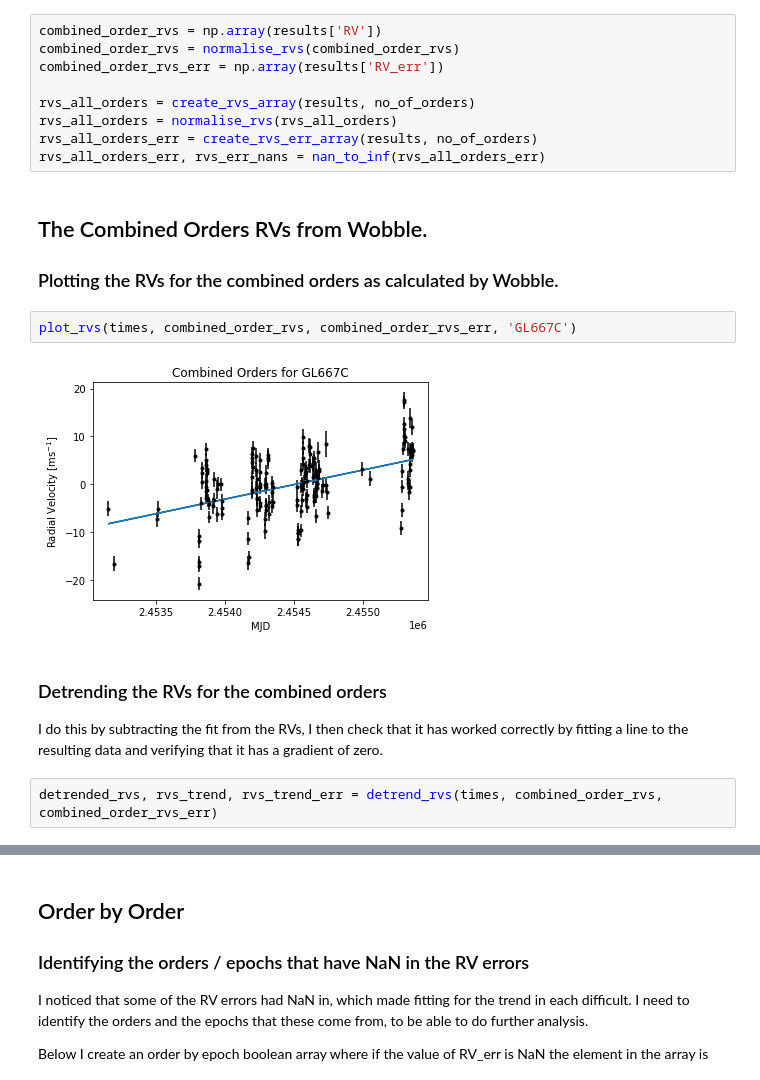
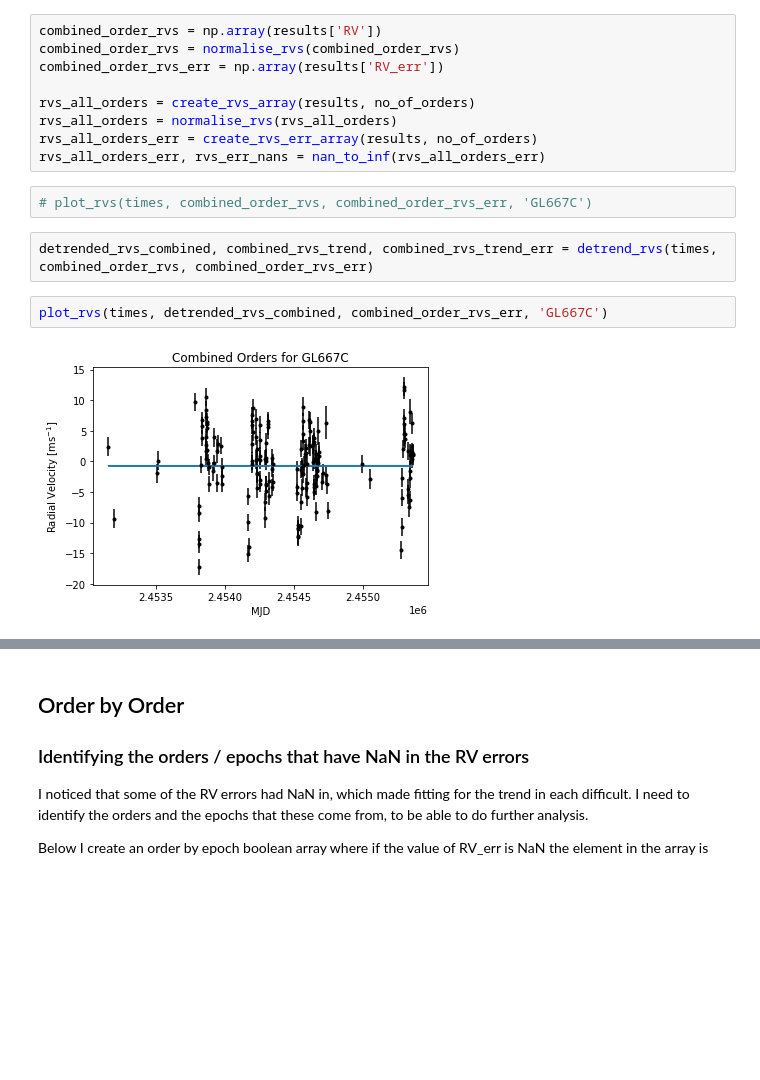
Before and after one commit to andrewjjolly/wobble_precision, a Jupyter notebook: scripts/wobble_precision_notebook.ipynb, the cells around one changed output, grey strips where cells are left out. Cells and saved outputs as stored; diff of their text form; blank space fills up the shorter version.

```diff
--- a/scripts/wobble_precision_notebook.ipynb
+++ b/scripts/wobble_precision_notebook.ipynb
@@ -193,17 +198,11 @@ rvs_all_orders = create_rvs_array(results, no_of_orders)
 rvs_all_orders = normalise_rvs(rvs_all_orders)
 rvs_all_orders_err = create_rvs_err_array(results, no_of_orders)
 rvs_all_orders_err, rvs_err_nans = nan_to_inf(rvs_all_orders_err)
-# %% [markdown]
-## The Combined Orders RVs from Wobble.
-
-### Plotting the RVs for the combined orders as calculated by Wobble.
+# %%
+# plot_rvs(times, combined_order_rvs, combined_order_rvs_err, 'GL667C')
+# %%
+detrended_rvs_combined, combined_rvs_trend, combined_rvs_trend_err = detrend_rvs(times, combined_order_rvs, combined_order_rvs_err)
 # %%
-plot_rvs(times, combined_order_rvs, combined_order_rvs_err, 'GL667C')
+plot_rvs(times, detrended_rvs_combined, combined_order_rvs_err, 'GL667C')
 # %% [output]
-[figure, old version]
+[figure, new version]
-# %% [markdown]
-### Detrending the RVs for the combined orders
-
-I do this by subtracting the fit from the RVs, I then check that it has worked correctly by fitting a line to the resulting data and verifying that it has a gradient of zero.
-# %%
-detrended_rvs, rvs_trend, rvs_trend_err = detrend_rvs(times, combined_order_rvs, combined_order_rvs_err)
```
Also changed, not shown: parts of 12 cells of this notebook.
